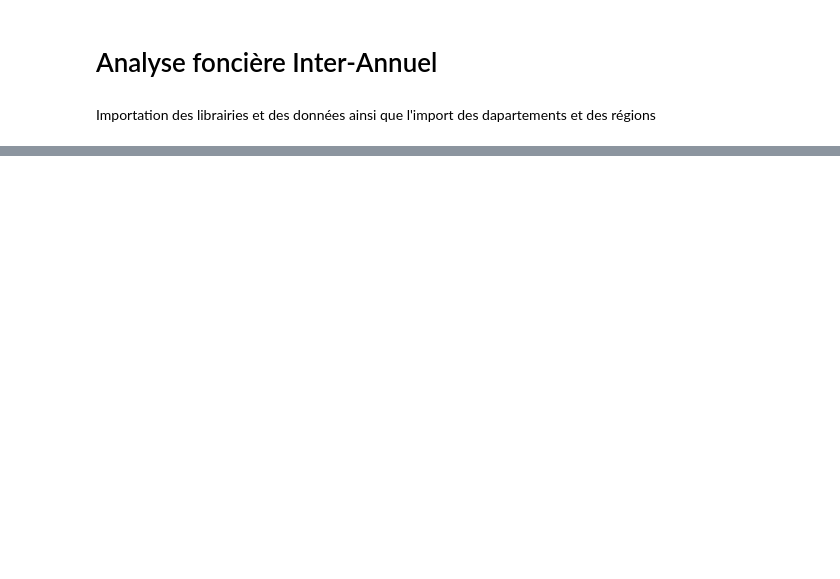
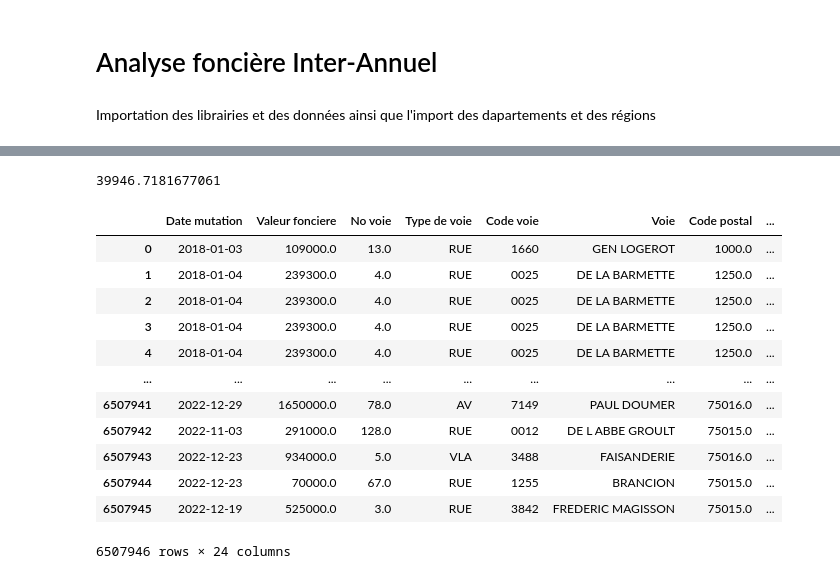
Before and after one commit to GuillaumeDorschner/Real-Estate-Analysis-France, a Jupyter notebook: data analyse/Analyse_interannuel.ipynb, the cells around one changed output, grey strips where cells are left out. Saved outputs shown, nothing was run; the diff lists cells and outputs as text; code cells hidden in the pictures; blank space fills up the shorter version.

Commit message:
prix mètre carré paris 3 ans

```diff
--- a/data analyse/Analyse_interannuel.ipynb
+++ b/data analyse/Analyse_interannuel.ipynb
@@ -161,0 +182,36 @@ data["Date mutation"] = pd.to_datetime(data["Date mutation"], format="%Y-%m-%d")
+# %%
+temp = data[(data["Type local"] != "Dépendance")& (data["Type local"] != "Local industriel. commercial ou assimilé")].reset_index(drop = True)
+temp["Month mutation"] = temp["Date mutation"].dt.month
+
+temp['Prix mètre carré Paris 2018'] = temp[(temp["Code departement"] == '75')&(temp["Date mutation"].dt.year == 2018)]["Valeur fonciere"]/temp[(temp["Code departement"] == '75')&(temp["Date mutation"].dt.year == 2018)]["Surface reelle bati"]
+temp['Prix mètre carré Paris 2019'] = temp[(temp["Code departement"] == '75')&(temp["Date mutation"].dt.year == 2019)]["Valeur fonciere"]/temp[(temp["Code departement"] == '75')&(temp["Date mutation"].dt.year == 2019)]["Surface reelle bati"]
+temp['Prix mètre carré Paris 2022'] = temp[(temp["Code departement"] == '75')&(temp["Date mutation"].dt.year == 2022)]["Valeur fonciere"]/temp[(temp["Code departement"] == '75')&(temp["Date mutation"].dt.year == 2022)]["Surface reelle bati"]
+
+temp =temp.replace(np.inf, np.nan)
+display(temp['Prix mètre carré Paris 2018'].mean())
+display(temp)
+
+# temp['No. of Recovered to 1 Death Case'] = round(temp['Recovered']/temp['Deaths'], 3)
+temp = temp.groupby('Month mutation')["Prix mètre carré Paris 2018","Prix mètre carré Paris 2019","Prix mètre carré Paris 2022"].mean().reset_index()
+
+temp = temp.melt(id_vars='Month mutation', value_vars=['Prix mètre carré Paris 2018','Prix mètre carré Paris 2019','Prix mètre carré Paris 2022'],
+                 var_name='Departements', value_name='Value')
+
+fig = px.line(temp, x="Month mutation", y="Value", color='Departements', log_y=True,
+              title='Evolution du prix du mètre carré à paris depuis 2018', color_discrete_sequence=[dth, rec,act])
+fig.show()
+# %% [output]
+39946.7181677061
+|  | Date mutation | Valeur fonciere | No voie | Type de voie | Code voie | Voie | Code postal | ... |
+| 0 | 2018-01-03 | 109000.0 | 13.0 | RUE | 1660 | GEN LOGEROT | 1000.0 | ... |
+| 1 | 2018-01-04 | 239300.0 | 4.0 | RUE | 0025 | DE LA BARMETTE | 1250.0 | ... |
+| 2 | 2018-01-04 | 239300.0 | 4.0 | RUE | 0025 | DE LA BARMETTE | 1250.0 | ... |
+| 3 | 2018-01-04 | 239300.0 | 4.0 | RUE | 0025 | DE LA BARMETTE | 1250.0 | ... |
+| 4 | 2018-01-04 | 239300.0 | 4.0 | RUE | 0025 | DE LA BARMETTE | 1250.0 | ... |
+| ... | ... | ... | ... | ... | ... | ... | ... | ... |
+| 6507941 | 2022-12-29 | 1650000.0 | 78.0 | AV | 7149 | PAUL DOUMER | 75016.0 | ... |
+| 6507942 | 2022-11-03 | 291000.0 | 128.0 | RUE | 0012 | DE L ABBE GROULT | 75015.0 | ... |
+| 6507943 | 2022-12-23 | 934000.0 | 5.0 | VLA | 3488 | FAISANDERIE | 75016.0 | ... |
+| 6507944 | 2022-12-23 | 70000.0 | 67.0 | RUE | 1255 | BRANCION | 75015.0 | ... |
+| 6507945 | 2022-12-19 | 525000.0 | 3.0 | RUE | 3842 | FREDERIC MAGISSON | 75015.0 | ... |
+6507946 rows × 24 columns
```
Also changed, not shown: parts of 3 cells of this notebook, 1 other file.
